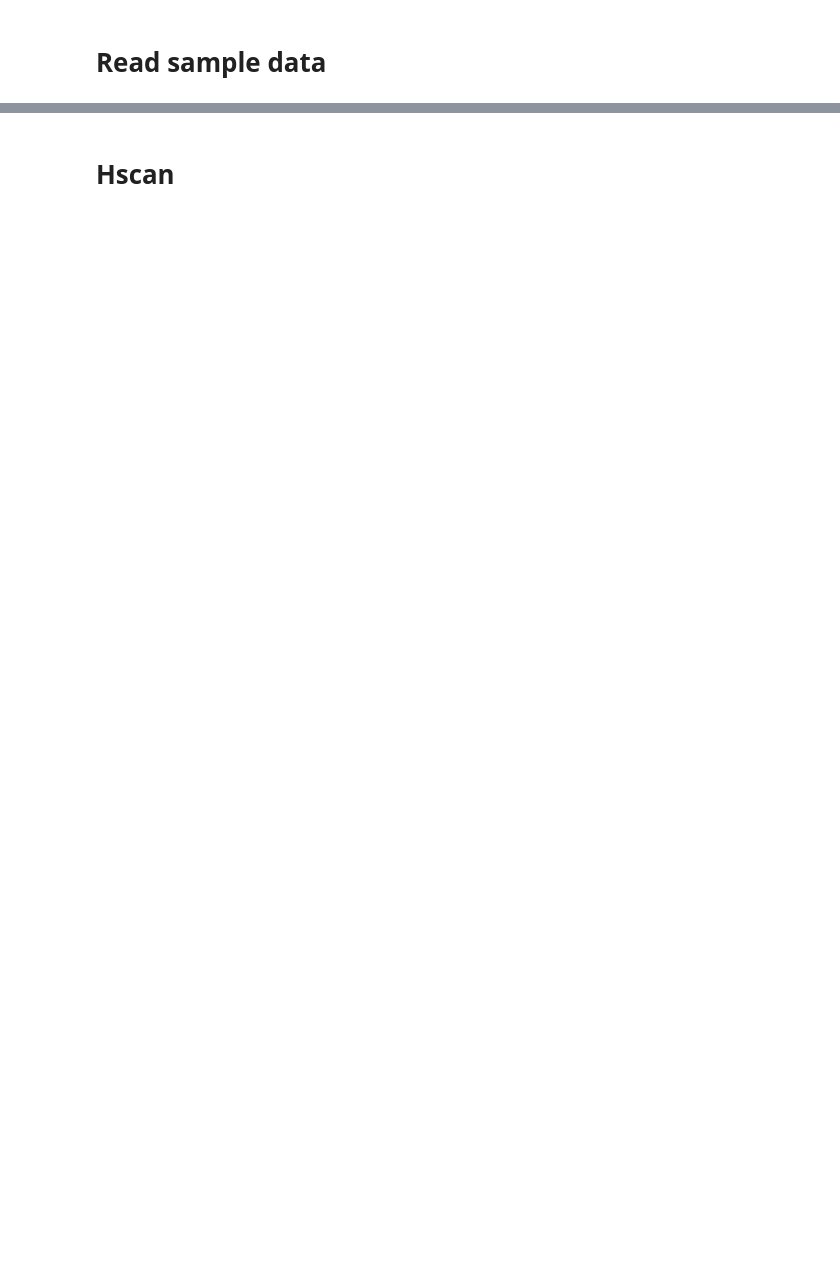
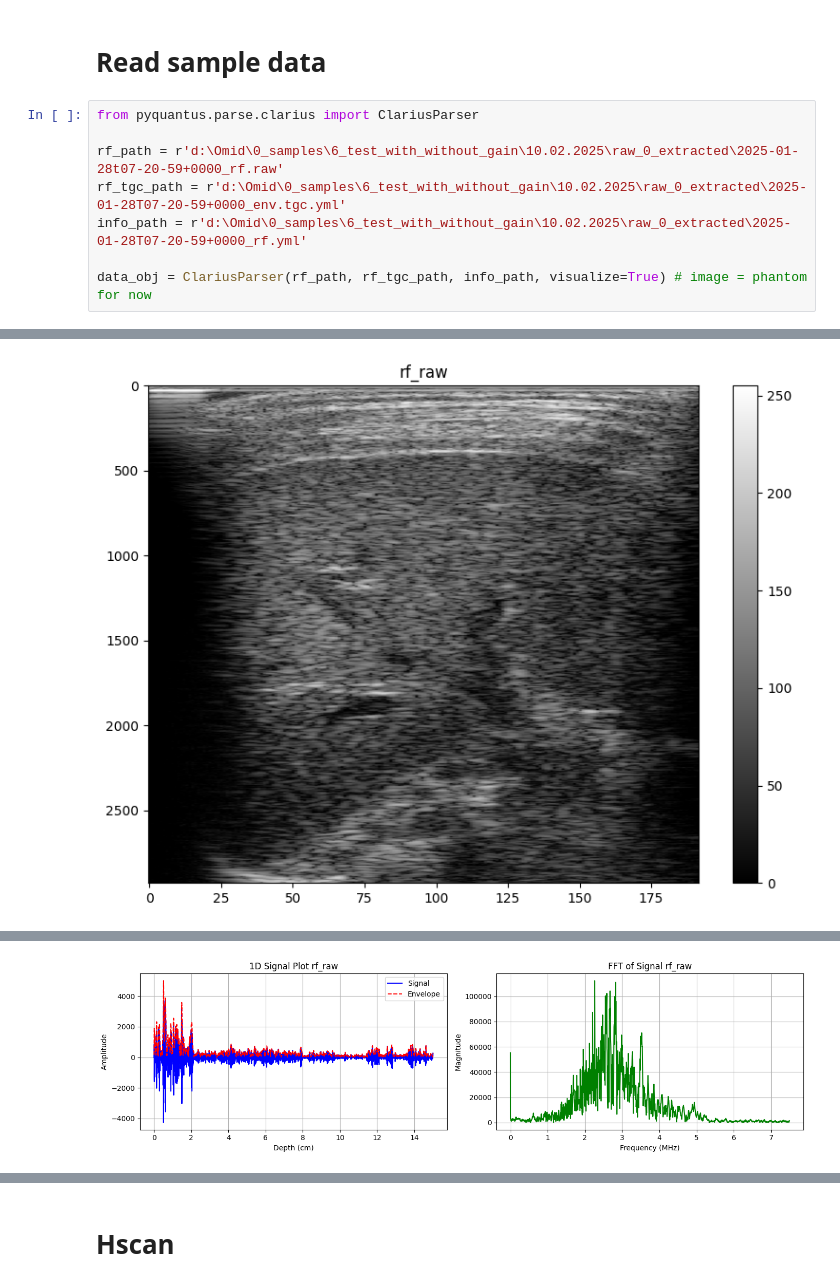
Before and after one commit to TUL-Dev/PyQuantUS, a Jupyter notebook: CLI-Demos/Utc.ipynb, the cells around one changed output, grey strips where cells are left out. Cells and saved outputs as stored; diff of their text form; blank space fills up the shorter version.

```diff
--- a/CLI-Demos/Utc.ipynb
+++ b/CLI-Demos/Utc.ipynb
@@ -42,2 +68,11 @@ Hscan.GaussinaHermiteWavelet(**wavelet_params_2)
 # %% [markdown]
 # Read sample data
+# %%
+from pyquantus.parse.clarius import ClariusParser
+
+rf_path = r'd:\Omid\0_samples\6_test_with_without_gain\10.02.2025\raw_0_extracted\2025-01-28t07-20-59+0000_rf.raw'
+rf_tgc_path = r'd:\Omid\0_samples\6_test_with_without_gain\10.02.2025\raw_0_extracted\2025-01-28T07-20-59+0000_env.tgc.yml'
+info_path = r'd:\Omid\0_samples\6_test_with_without_gain\10.02.2025\raw_0_extracted\2025-01-28T07-20-59+0000_rf.yml'
+
+data_obj = ClariusParser(rf_path, rf_tgc_path, info_path, visualize=True) # image = phantom for now
+# %% [output]
@@ -43,0 +96 @@ Hscan.GaussinaHermiteWavelet(**wavelet_params_2)
+[figure, added]
@@ -43,0 +102 @@ Hscan.GaussinaHermiteWavelet(**wavelet_params_2)
+[figure, added]
```
Also changed, not shown: parts of 7 cells of this notebook, 4 other files.
